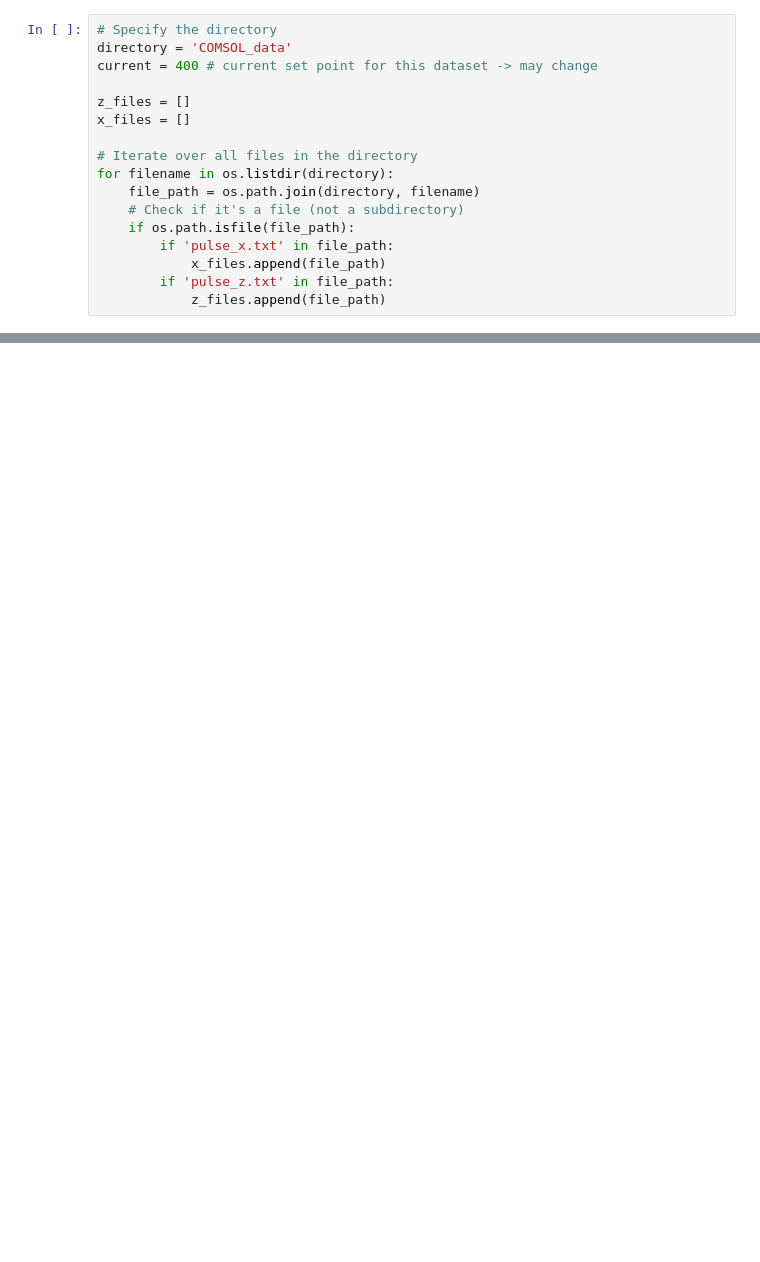
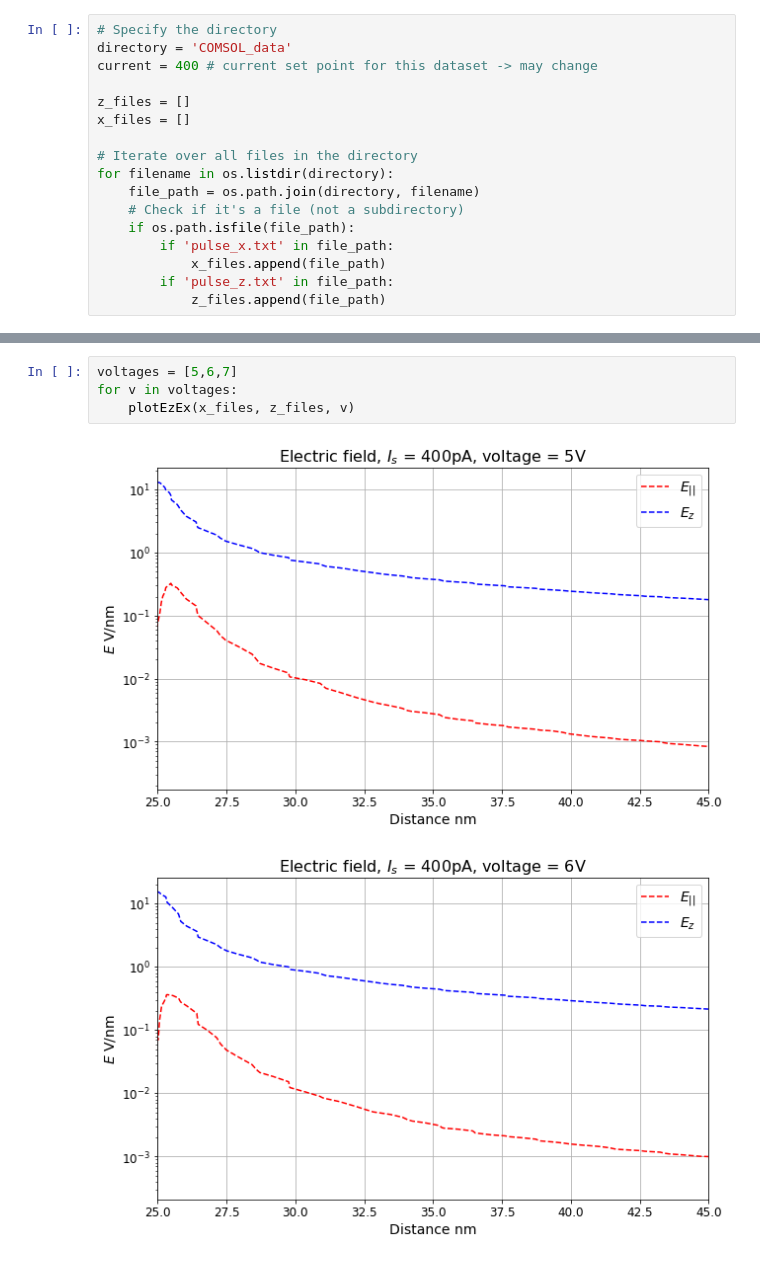
Before and after one commit to thomasbourke1/STM-electric-field-simulation, a Jupyter notebook: COMSOL_plot.ipynb, the cells around one changed output, grey strips where cells are left out. Saved outputs shown, nothing was run; the diff lists cells and outputs as text; blank space fills up the shorter version.

```diff
--- a/COMSOL_plot.ipynb
+++ b/COMSOL_plot.ipynb
@@ -95,0 +156,7 @@ plt.savefig('figures/E_x.png')
+# %%
+voltages = [5,6,7]
+for v in voltages:
+    plotEzEx(x_files, z_files, v)
+# %% [output]
+[figure, added]
+[figure, added]
```
Also changed, not shown: parts of 5 cells of this notebook.
